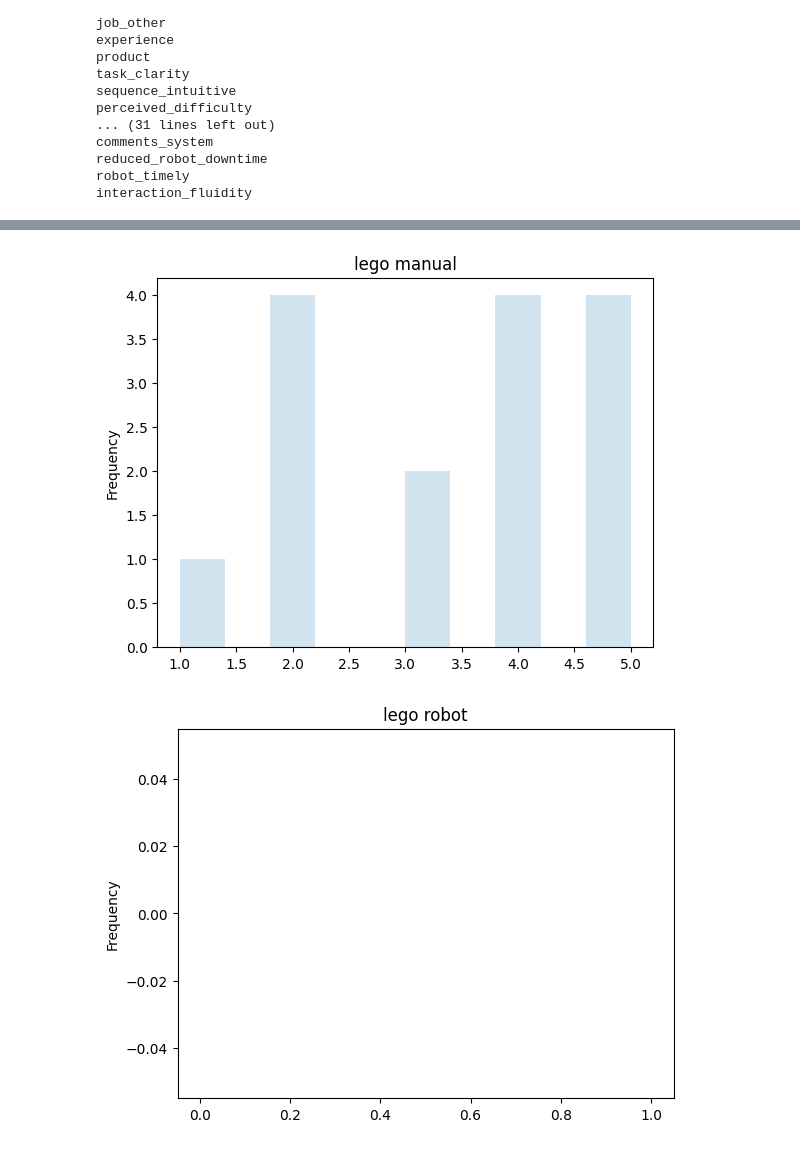
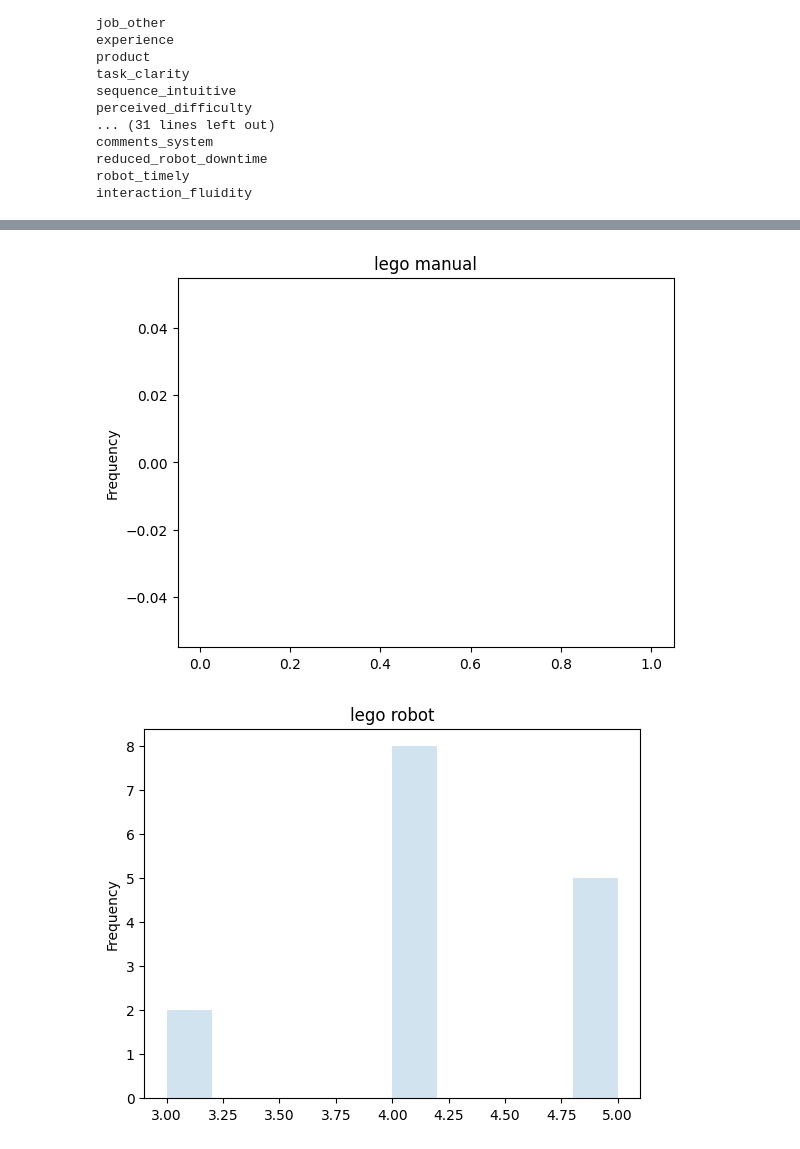
Before and after one commit to beatrice-portelli/MaCoRoGPT-plots, a Jupyter notebook: for_paper.ipynb, the cells around one changed output, grey strips where cells are left out. Drawn from its saved outputs; the diff is of its cells as text; code cells hidden in the pictures.

```diff
--- a/for_paper.ipynb
+++ b/for_paper.ipynb
@@ -122,33 +112,33 @@ interaction_fluidity
 # %%
 def numericalize_cols(df):
     df["int_gender"] = [0 if x=="M" else 1 for x in df.gender.tolist()]
     df["int_age"] = df.age.replace({"A":0, "B":1, "C":2, "D":3, "E":4})
     df["int_job_stu"] = (df.job == "Student").astype(int)
     df["int_job_eng"] = (df.job == "Engineer").astype(int)
     df["int_job_res"] = (df.job == "Researcher").astype(int)
     df["int_job_oth"] = (df.job == "Other").astype(int)
     df["int_experience"] = df.experience.replace("None", "0_none").apply(lambda x: int(x.split("_")[0]))
     df["int_perceived_time"] = df["perceived_time"].fillna("0_").apply(lambda x: int(x.split("_")[0]))
     df["int_fatigue"] = (df.fatigue == "Yes").astype(int)
     df["int_danger"] = (df.danger == "Yes").astype(int)
     df["int_robot_obstacle"] = (df.robot_obstacle == "Yes").astype(int)
     df["int_robot_velocity"] = df["robot_velocity"].fillna("0_").apply(lambda x: int(x.split("_")[0]))
     df["int_robot_collision"] = (df.robot_collision == "Sometimes").astype(int)
     df["int_system_feedback"] = (df.system_feedback == "Yes").astype(int)
     df["int_reduced_robot_downtime"] = df.reduced_robot_downtime.replace({
         'Yes, slightly':1, 'Yes, significantly':2, "I don't know":0, 'No':0,
     })
 
     return df
 numericalize_cols(df_combined)
 
 for PRODUCT in ["lego", "car"]:
     for SETUP in ["manual", "robot"]:
         df = df_combined[(df_combined["product"]==PRODUCT)&(df_combined["setup"]==SETUP)]
-        df.comfortable.plot(kind="hist", label=f"{PRODUCT} {SETUP}", alpha=.2)
+        df.interaction_fluidity.plot(kind="hist", label=f"{PRODUCT} {SETUP}", alpha=.2)
         plt.title(f"{PRODUCT} {SETUP}")
 # plt.legend()
         plt.show()
 # %% [output]
-[figure, old version]
+[figure, new version]
-[figure, old version]
+[figure, new version]
```
Also changed, not shown: parts of 2 cells of this notebook.
